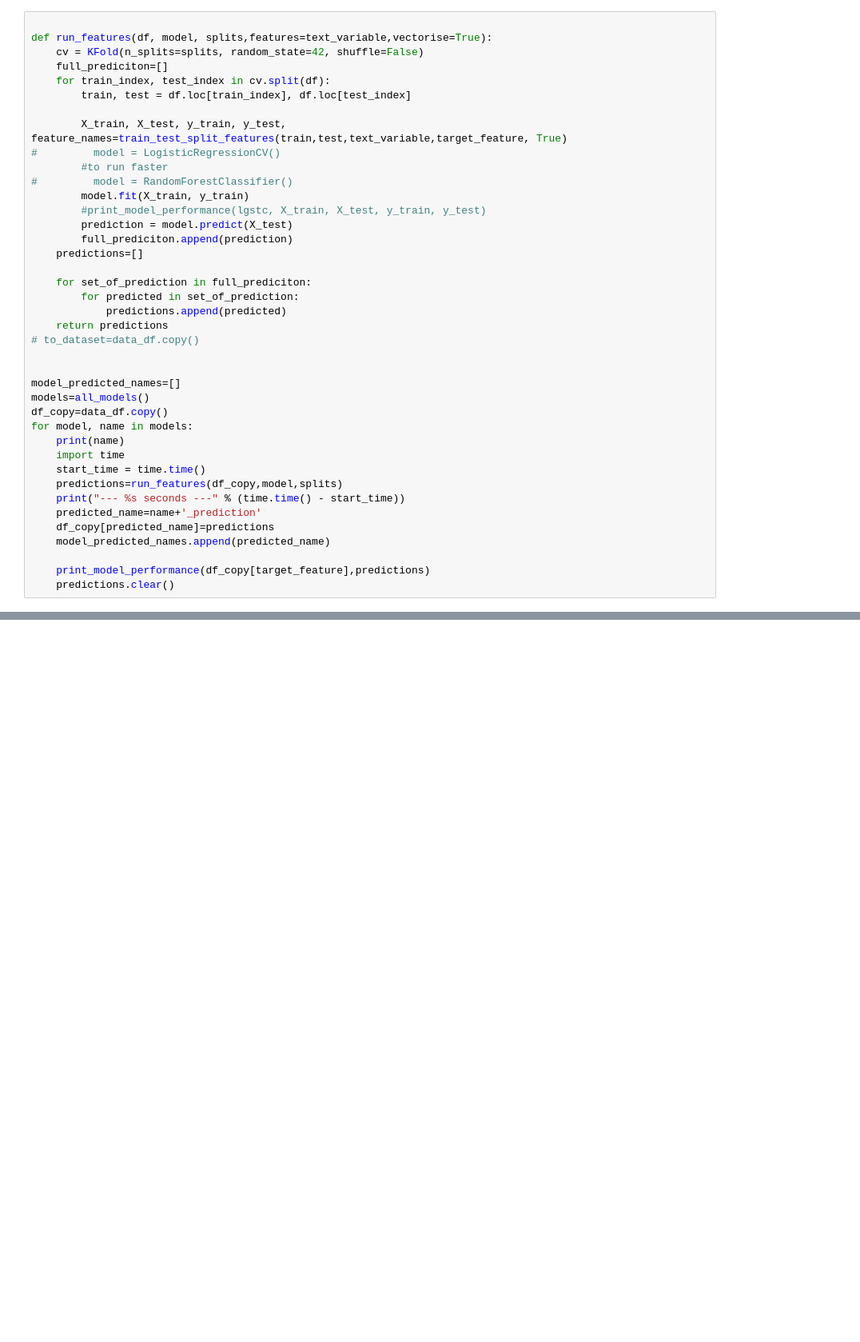
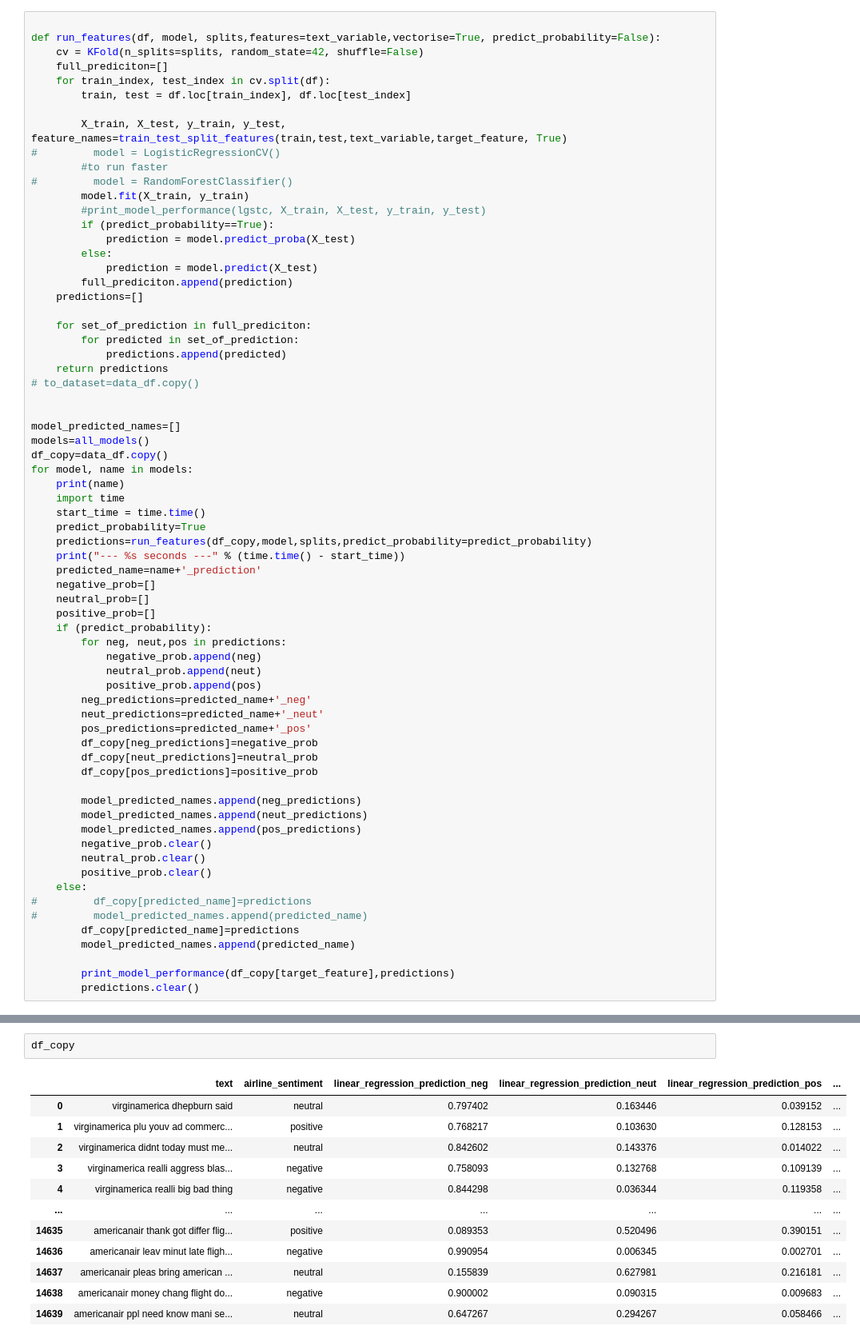
Before and after one commit to Alienbushman/Sentiment-analysis-with-ensemble-model, a Jupyter notebook: Twitter example.ipynb, the cells around one changed output, grey strips where cells are left out. Shown at 80% size. Drawn from its saved outputs; the diff is of its cells as text; blank space fills up the shorter version.

```diff
--- a/Twitter example.ipynb
+++ b/Twitter example.ipynb
@@ -127,6 +156,6 @@ data_df
 # %%
 
-def run_features(df, model, splits,features=text_variable,vectorise=True):
+def run_features(df, model, splits,features=text_variable,vectorise=True, predict_probability=False):
     cv = KFold(n_splits=splits, random_state=42, shuffle=False)
     full_prediciton=[]
     for train_index, test_index in cv.split(df):
@@ -138,7 +167,10 @@ def run_features(df, model, splits,features=text_variable,vectorise=True):
 #         model = RandomForestClassifier()
         model.fit(X_train, y_train)
         #print_model_performance(lgstc, X_train, X_test, y_train, y_test)
-        prediction = model.predict(X_test)
+        if (predict_probability==True):
+            prediction = model.predict_proba(X_test)
+        else:
+            prediction = model.predict(X_test)
         full_prediciton.append(prediction)
     predictions=[]
 
@@ -156,11 +188,36 @@ for model, name in models:
     print(name)
     import time
     start_time = time.time()
-    predictions=run_features(df_copy,model,splits)
+    predict_probability=True
+    predictions=run_features(df_copy,model,splits,predict_probability=predict_probability)
     print("--- %s seconds ---" % (time.time() - start_time))
     predicted_name=name+'_prediction'
-    df_copy[predicted_name]=predictions
-    model_predicted_names.append(predicted_name)
+    negative_prob=[]
+    neutral_prob=[]
+    positive_prob=[]
+    if (predict_probability):
+        for neg, neut,pos in predictions:
+            negative_prob.append(neg)
+            neutral_prob.append(neut)
+            positive_prob.append(pos)
+        neg_predictions=predicted_name+'_neg'
+        neut_predictions=predicted_name+'_neut'
+        pos_predictions=predicted_name+'_pos'
+        df_copy[neg_predictions]=negative_prob
+        df_copy[neut_predictions]=neutral_prob
+        df_copy[pos_predictions]=positive_prob
 
-    print_model_performance(df_copy[target_feature],predictions)
-    predictions.clear()
+        model_predicted_names.append(neg_predictions)
+        model_predicted_names.append(neut_predictions)
+        model_predicted_names.append(pos_predictions)
+        negative_prob.clear()
+        neutral_prob.clear()
+        positive_prob.clear()
+    else:
+#         df_copy[predicted_name]=predictions
+#         model_predicted_names.append(predicted_name)
+        df_copy[predicted_name]=predictions
+        model_predicted_names.append(predicted_name)
+
+        print_model_performance(df_copy[target_feature],predictions)
+        predictions.clear()
@@ -197,0 +333,15 @@ print_model_performance(df_copy[target_feature],predictions)
+# %%
+df_copy
+# %% [output]
+|  | text | airline_sentiment | linear_regression_prediction_neg | linear_regression_prediction_neut | linear_regression_prediction_pos | ... |
+| 0 | virginamerica dhepburn said | neutral | 0.797402 | 0.163446 | 0.039152 | ... |
+| 1 | virginamerica plu youv ad commerc... | positive | 0.768217 | 0.103630 | 0.128153 | ... |
+| 2 | virginamerica didnt today must me... | neutral | 0.842602 | 0.143376 | 0.014022 | ... |
+| 3 | virginamerica realli aggress blas... | negative | 0.758093 | 0.132768 | 0.109139 | ... |
+| 4 | virginamerica realli big bad thing | negative | 0.844298 | 0.036344 | 0.119358 | ... |
+| ... | ... | ... | ... | ... | ... | ... |
+| 14635 | americanair thank got differ flig... | positive | 0.089353 | 0.520496 | 0.390151 | ... |
+| 14636 | americanair leav minut late fligh... | negative | 0.990954 | 0.006345 | 0.002701 | ... |
+| 14637 | americanair pleas bring american ... | neutral | 0.155839 | 0.627981 | 0.216181 | ... |
+| 14638 | americanair money chang flight do... | negative | 0.900002 | 0.090315 | 0.009683 | ... |
+| 14639 | americanair ppl need know mani se... | neutral | 0.647267 | 0.294267 | 0.058466 | ... |
```
Also changed, not shown: parts of 10 cells of this notebook, 2 other files.
